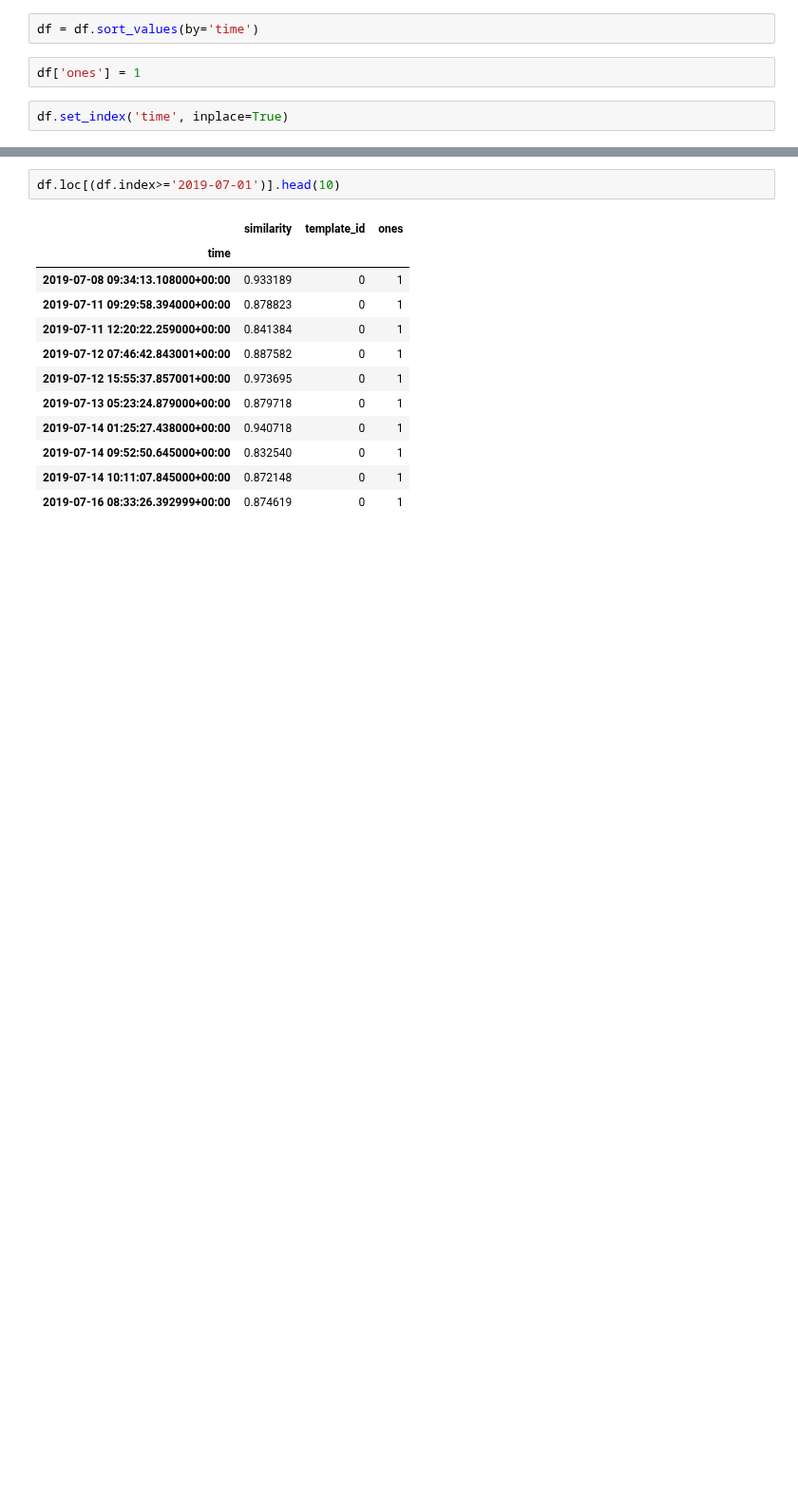
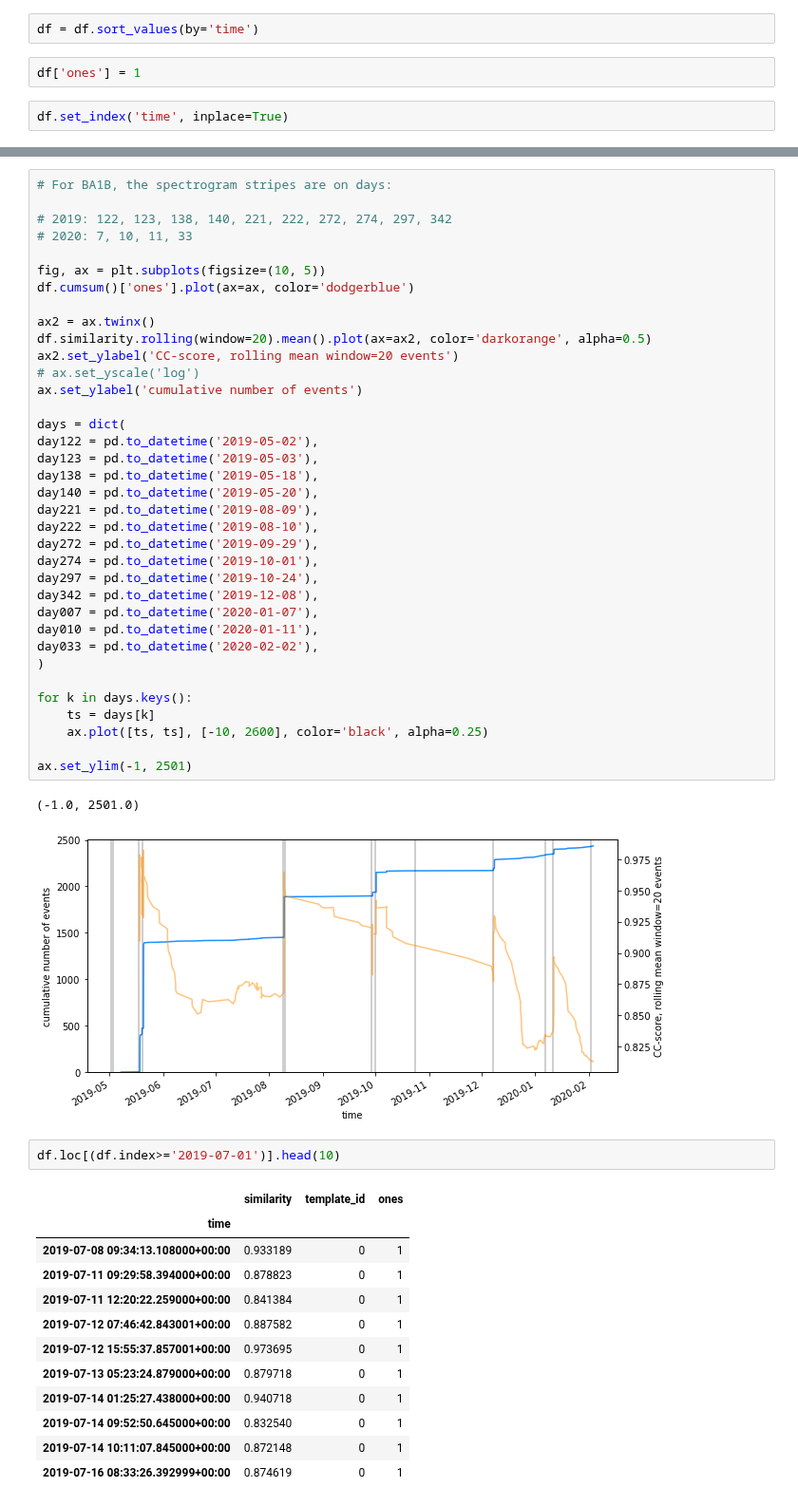
Before and after one commit to SerpRateAI/boreholeAcoustics, a Jupyter notebook: detections_all_time.ipynb, the cells around one changed output, grey strips where cells are left out. Shown at 95% size. Saved outputs shown, nothing was run; the diff lists cells and outputs as text; blank space fills up the shorter version.

Commit message:
added proposal plots

```diff
--- a/detections_all_time.ipynb
+++ b/detections_all_time.ipynb
@@ -36,6 +39,45 @@ ax.set_ylabel('cumulative number of events')
 # %% [output]
 Text(0, 0.5, 'cumulative number of events')
 [figure]
+# %%
+# For BA1B, the spectrogram stripes are on days:
+
+# 2019: 122, 123, 138, 140, 221, 222, 272, 274, 297, 342
+# 2020: 7, 10, 11, 33
+
+fig, ax = plt.subplots(figsize=(10, 5))
+df.cumsum()['ones'].plot(ax=ax, color='dodgerblue')
+
+ax2 = ax.twinx()
+df.similarity.rolling(window=20).mean().plot(ax=ax2, color='darkorange', alpha=0.5)
+ax2.set_ylabel('CC-score, rolling mean window=20 events')
+# ax.set_yscale('log')
+ax.set_ylabel('cumulative number of events')
+
+days = dict(
+day122 = pd.to_datetime('2019-05-02'),
+day123 = pd.to_datetime('2019-05-03'),
+day138 = pd.to_datetime('2019-05-18'),
+day140 = pd.to_datetime('2019-05-20'),
+day221 = pd.to_datetime('2019-08-09'),
+day222 = pd.to_datetime('2019-08-10'),
+day272 = pd.to_datetime('2019-09-29'),
+day274 = pd.to_datetime('2019-10-01'),
+day297 = pd.to_datetime('2019-10-24'),
+day342 = pd.to_datetime('2019-12-08'),
+day007 = pd.to_datetime('2020-01-07'),
+day010 = pd.to_datetime('2020-01-11'),
+day033 = pd.to_datetime('2020-02-02'),
+)
+
+for k in days.keys():
+    ts = days[k]
+    ax.plot([ts, ts], [-10, 2600], color='black', alpha=0.25)
+
+ax.set_ylim(-1, 2501)
+# %% [output]
+(-1.0, 2501.0)
+[figure, added]
 # %%
 df.loc[(df.index>='2019-07-01')].head(10)
 # %% [output]
```
Also changed, not shown: parts of 1 cell of this notebook, 3 other files.
